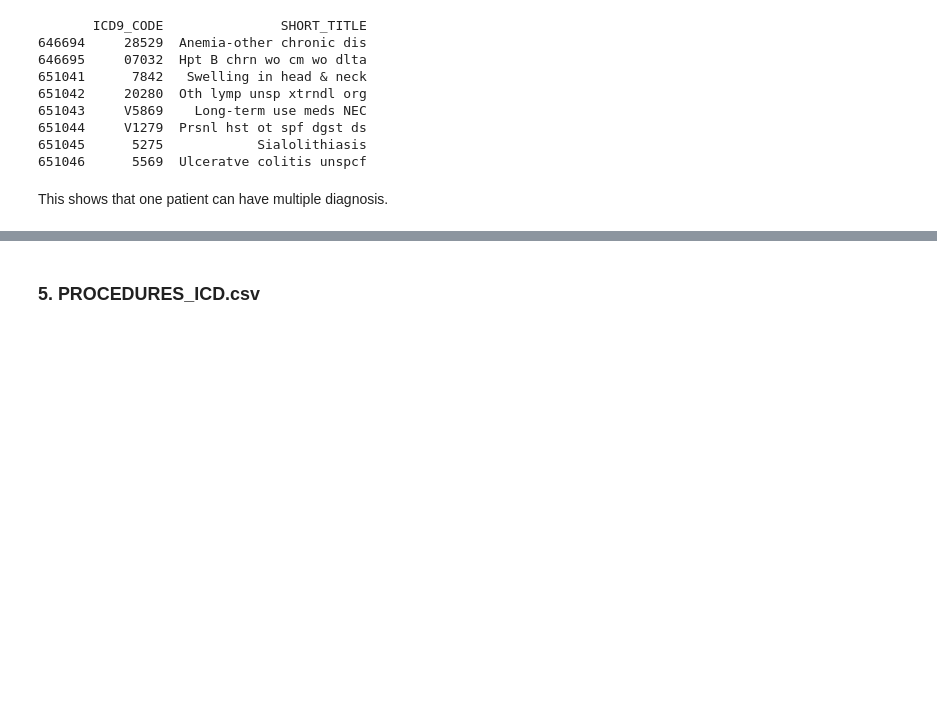
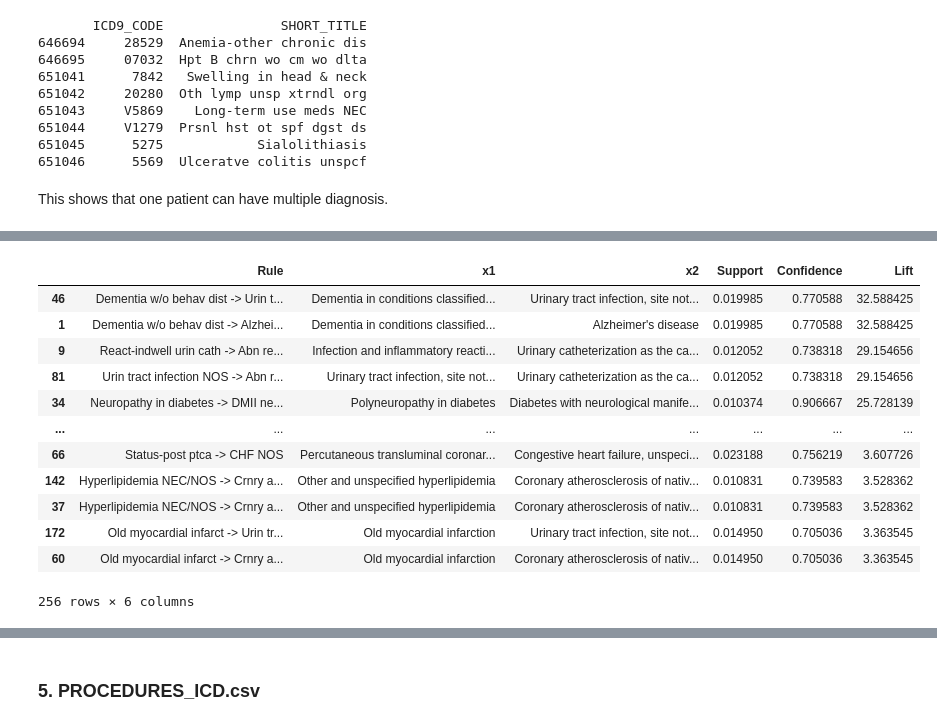
Before and after one commit to jiaminho/RPH-HAC-Prediction, a Jupyter notebook: HAC_EDA.ipynb, the cells around one changed output, grey strips where cells are left out. Saved outputs shown, nothing was run; the diff lists cells and outputs as text; code cells hidden in the pictures; blank space fills up the shorter version.

Commit message:
added rule mining on diagnosis

```diff
--- a/HAC_EDA.ipynb
+++ b/HAC_EDA.ipynb
@@ -652,0 +668,58 @@ This shows that one patient can have multiple diagnosis.
+# %%
+# combine the two tables, based on ICD9_CODE, without short title then group by HADM_ID
+df_diag = pd.merge(diagnoses_icd, d_icd_diagnoses, on='ICD9_CODE', how='inner')
+df_diag = df_diag.dropna(subset=['ICD9_CODE'])
+df_diag['ICD9_CODE'] = df_diag['ICD9_CODE'].astype(str)
+diag_list = df_diag.groupby('HADM_ID')['ICD9_CODE'].apply(list).values.tolist() # list of lists of IC9_CODE diagnoses for each HADM_ID
+# %%
+# First, we look for the ICD Codes that have UTI from the d_diagnoses table
+
+utis = d_icd_diagnoses[d_icd_diagnoses['LONG_TITLE'].str.contains('Urinary') & d_icd_diagnoses['LONG_TITLE'].str.contains('infection')]['ICD9_CODE'].values # for urinary infection
+any_urinary = d_icd_diagnoses[d_icd_diagnoses['LONG_TITLE'].str.contains('Urinary')]['ICD9_CODE'].values # any urinary condition/complications
+
+# if we just want 5990, we can use the following code
+utis_5990 = d_icd_diagnoses[d_icd_diagnoses['ICD9_CODE'] == '5990']['ICD9_CODE'].values # for urinary infection
+
+# preprocessing for apriori algorithm
+diag_list = df_diag.groupby('HADM_ID')['ICD9_CODE'].apply(list).values.tolist()
+
+# select list of patients with UTI
+utis_list = [x for x in diag_list if x in utis_5990]
+
+# map ICD9_CODE to LONG_TITLE and also the short title for dictionary lookup
+icd9_to_title = dict(zip(df_diag['ICD9_CODE'], df_diag['LONG_TITLE']))
+icd9_to_shorttitle = dict(zip(df_diag['ICD9_CODE'], df_diag['SHORT_TITLE']))
+
+def assoc_results(association_results):
+    df = []
+    for item in association_results:
+        rule = []
+        pair = item[0]
+        items = [x for x in pair]
+        rule.append(f"{icd9_to_shorttitle[items[0]]} -> {icd9_to_shorttitle[items[1]]}")
+        rule.append(icd9_to_title[items[0]])
+        rule.append(icd9_to_title[items[1]])
+        rule.append(item[1])
+        rule.append(item[2][0][2])
+        rule.append(item[2][0][3])
+        df.append(rule)
+    return df
+
+association_rules = apriori(utis_list, min_support=0.01, min_confidence=0.7, min_lift=3, min_length=2)
+association_results = list(association_rules)
+rules = pd.DataFrame(assoc_results(association_results), columns=['Rule','x1','x2' ,'Support', 'Confidence', 'Lift'])
+rules.sort_values(by='Lift', ascending=False)
+# %% [output]
+|  | Rule | x1 | x2 | Support | Confidence | Lift |
+| 46 | Dementia w/o behav dist -> Urin t... | Dementia in conditions classified... | Urinary tract infection, site not... | 0.019985 | 0.770588 | 32.588425 |
+| 1 | Dementia w/o behav dist -> Alzhei... | Dementia in conditions classified... | Alzheimer's disease | 0.019985 | 0.770588 | 32.588425 |
+| 9 | React-indwell urin cath -> Abn re... | Infection and inflammatory reacti... | Urinary catheterization as the ca... | 0.012052 | 0.738318 | 29.154656 |
+| 81 | Urin tract infection NOS -> Abn r... | Urinary tract infection, site not... | Urinary catheterization as the ca... | 0.012052 | 0.738318 | 29.154656 |
+| 34 | Neuropathy in diabetes -> DMII ne... | Polyneuropathy in diabetes | Diabetes with neurological manife... | 0.010374 | 0.906667 | 25.728139 |
+| ... | ... | ... | ... | ... | ... | ... |
+| 66 | Status-post ptca -> CHF NOS | Percutaneous transluminal coronar... | Congestive heart failure, unspeci... | 0.023188 | 0.756219 | 3.607726 |
+| 142 | Hyperlipidemia NEC/NOS -> Crnry a... | Other and unspecified hyperlipidemia | Coronary atherosclerosis of nativ... | 0.010831 | 0.739583 | 3.528362 |
+| 37 | Hyperlipidemia NEC/NOS -> Crnry a... | Other and unspecified hyperlipidemia | Coronary atherosclerosis of nativ... | 0.010831 | 0.739583 | 3.528362 |
+| 172 | Old myocardial infarct -> Urin tr... | Old myocardial infarction | Urinary tract infection, site not... | 0.014950 | 0.705036 | 3.363545 |
+| 60 | Old myocardial infarct -> Crnry a... | Old myocardial infarction | Coronary atherosclerosis of nativ... | 0.014950 | 0.705036 | 3.363545 |
+256 rows × 6 columns
```
Also changed, not shown: parts of 4 cells of this notebook.
